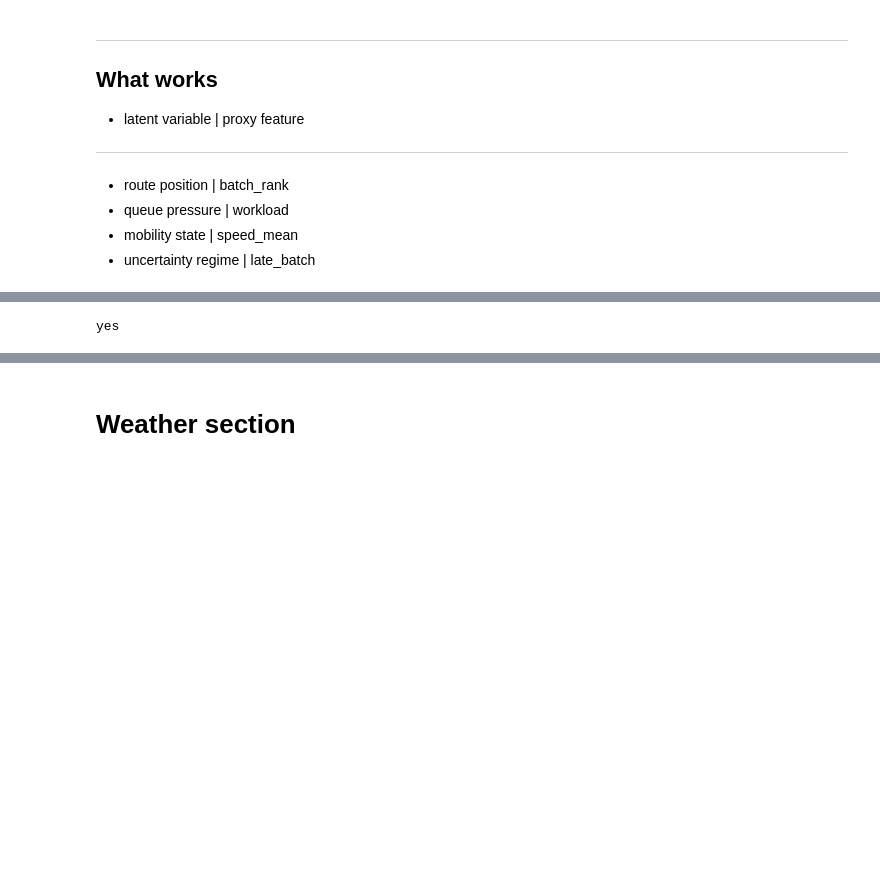
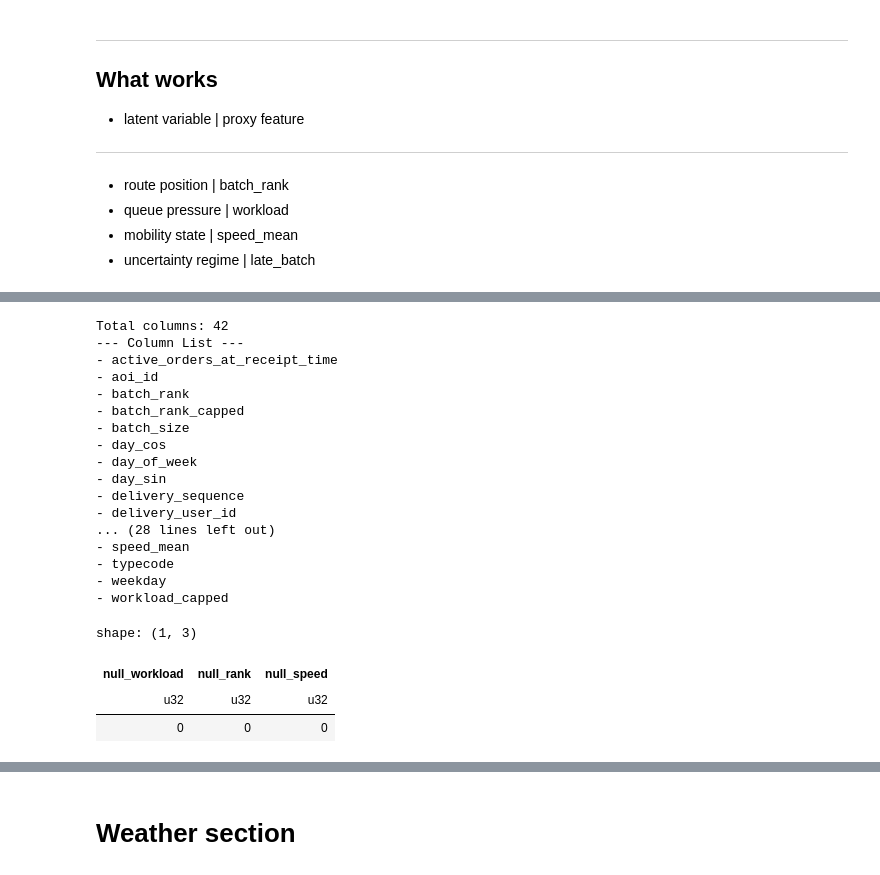
Before and after one commit to aymuos/starship, a Jupyter notebook: fundamental_EDA/feature_creator.ipynb, the cells around one changed output, grey strips where cells are left out. Cells and saved outputs as stored; diff of their text form; code cells hidden in the pictures; blank space fills up the shorter version.

```diff
--- a/fundamental_EDA/feature_creator.ipynb
+++ b/fundamental_EDA/feature_creator.ipynb
@@ -1684,21 +1581,42 @@ shape: (5, 21)
 | "5134623a6ae48bf37cc58bbcb22412… | "37e976ad4abb10da92c97c6b34f7f5… | "0008c2b6a2314db8715301b7eeeebc… | 8.9028e6 | -7.6875e6 | "8b8a66982b68f85ed1d8e56dfe3144… | "73ffcbd1b26557b462b14e4dd4c57f… | 2021-03-18 08:21:00 | 8.9041e6 | ... |
 | "95334065d9951e356138196715ba21… | "37e976ad4abb10da92c97c6b34f7f5… | "0008c2b6a2314db8715301b7eeeebc… | 8.9032e6 | -7.6870e6 | "35ba604f0afd85d280cb9d96a69874… | "203ac3454d75e02ebb0a3c6f51d735… | 2021-03-18 08:21:00 | 8.9041e6 | ... |
 | "4767aafe217550daac5895cbc46b46… | "37e976ad4abb10da92c97c6b34f7f5… | "0008c2b6a2314db8715301b7eeeebc… | 8.9030e6 | -7.6871e6 | "594c43284e8d7dedd4fcf06106379f… | "203ac3454d75e02ebb0a3c6f51d735… | 2021-03-18 08:23:00 | 8.9041e6 | ... |
-# %%
-import datetime
-import os
-
-output_dir = "/content/drive/MyDrive/ml/PROCESSED/featured_engineered"
-os.makedirs(output_dir, exist_ok=True)
-
-# Generate a timestamp for versioning
-timestamp = datetime.datetime.now().strftime("%Y%m%d_%H%M%S")
-filename = f"cq_final_features_{timestamp}.parquet"
-file_path = os.path.join(output_dir, filename)
-
-# Save the DataFrame to parquet
-final_df.write_parquet(file_path)
-
-print("yes")
-# %% [output]
-yes
+# %%
+import polars as pl
+
+# List all columns to verify completeness
+print(f"Total columns: {len(features.columns)}")
+print("--- Column List ---")
+for col in sorted(features.columns):
+    print(f"- {col}")
+
+# Check for any remaining nulls in critical predictors
+null_summary = features.select([
+    pl.col("active_orders_at_receipt_time").null_count().alias("null_workload"),
+    pl.col("batch_rank").null_count().alias("null_rank"),
+    pl.col("speed_mean").null_count().alias("null_speed")
+])
+
+display(null_summary)
+# %% [output]
+Total columns: 42
+--- Column List ---
+- active_orders_at_receipt_time
+- aoi_id
+- batch_rank
+- batch_rank_capped
+- batch_size
+- day_cos
+- day_of_week
+- day_sin
+- delivery_sequence
+- delivery_user_id
+... (28 lines left out)
+- speed_mean
+- typecode
+- weekday
+- workload_capped
+shape: (1, 3)
+| null_workload | null_rank | null_speed |
+| u32 | u32 | u32 |
+| 0 | 0 | 0 |
```
Also changed, not shown: parts of 18 cells of this notebook.
